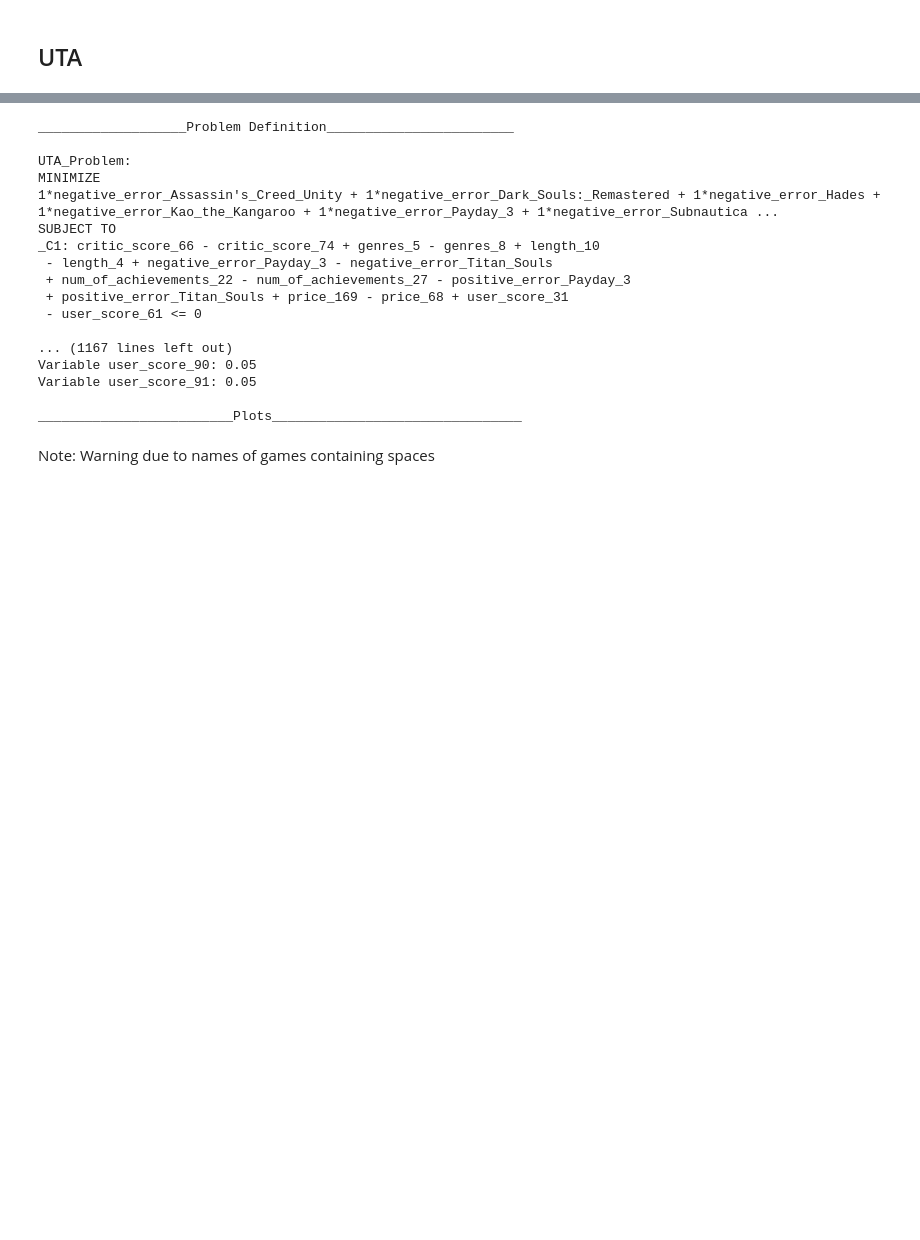
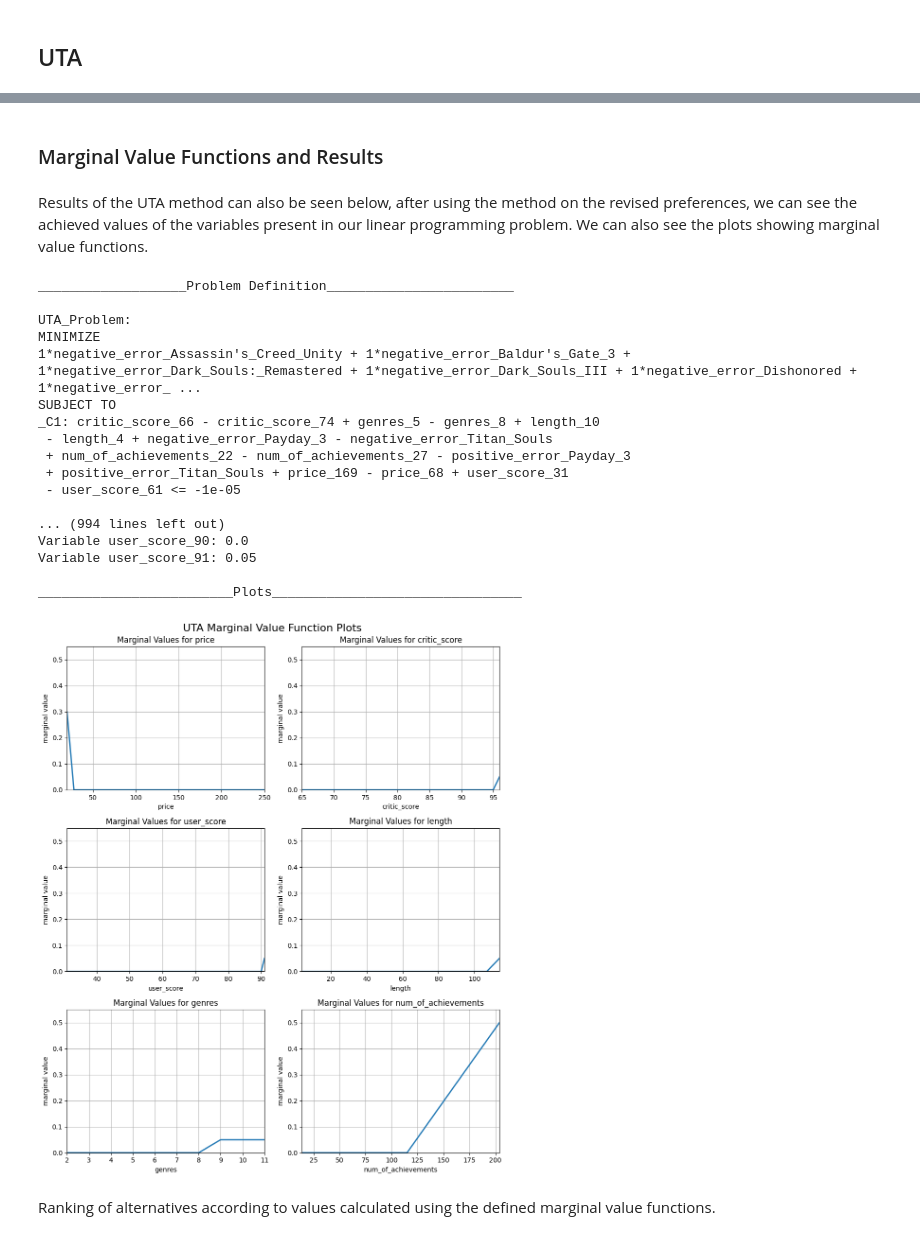
Before and after one commit to MatTheTab/Decision_Analysis, a Jupyter notebook: Project_2/UTA.ipynb, the cells around one changed output, grey strips where cells are left out. Cells and saved outputs as stored; diff of their text form; code cells hidden in the pictures; blank space fills up the shorter version.

```diff
--- a/Project_2/UTA.ipynb
+++ b/Project_2/UTA.ipynb
@@ -43,0 +58,19 @@ criteria_types = {"price": "cost", "critic_score" : "gain", "user_score" : "gain
+# %%
+preferences = ["Payday_3 < Titan_Souls",
+               "Kao_the_Kangaroo < Hades",
+               "Subnautica < Terraria",
+               "Assassin's_Creed_Unity < Dark_Souls:_Remastered",
+               "Dark_Souls:_Remastered < Terraria",
+               "Terraria < Assassin's_Creed_Unity",
+               "Dark_Souls_III < Skyrim",
+               "The_Sims_3 < Dark_Souls_III",
+               "The_Sims_3 < Baldur's_Gate_3",
+               "Subnautica < Baldur's_Gate_3",
+               "Kao_the_Kangaroo < Dishonored",
+               "Teardown < Dying_Light",
+               "Trials_Fusion < Skyrim",
+               "Hollow_Knight > Rust",
+               "Baldur's_Gate_3 > Rust",
+               "Hades > Assassin's_Creed_Unity"]
+
+criteria_types = {"price": "cost", "critic_score" : "gain", "user_score" : "gain", "length" : "gain", "genres" : "gain", "num_of_achievements" : "gain"}
@@ -206,0 +579,2 @@ def solve_UTA(alternatives, criteria_types, preferences, verbose = True, plot_re
+# %%
+revised_preferences = find_all_consistent_subsets(preferences)
@@ -207,25 +593,30 @@ def solve_UTA(alternatives, criteria_types, preferences, verbose = True, plot_re
+# %% [markdown]
+### Marginal Value Functions and Results
+# %% [markdown]
+Results of the UTA method can also be seen below, after using the method on the revised preferences, we can see the achieved values of the variables present in our linear programming problem. We can also see the plots showing marginal value functions.
 # %%
-results = solve_UTA(data, criteria_types, preferences)
+results = solve_UTA(data, criteria_types, revised_preferences)
 # %% [output]
 ___________________Problem Definition________________________
 
 UTA_Problem:
 MINIMIZE
-1*negative_error_Assassin's_Creed_Unity + 1*negative_error_Dark_Souls:_Remastered + 1*negative_error_Hades + 1*negative_error_Kao_the_Kangaroo + 1*negative_error_Payday_3 + 1*negative_error_Subnautica ...
+1*negative_error_Assassin's_Creed_Unity + 1*negative_error_Baldur's_Gate_3 + 1*negative_error_Dark_Souls:_Remastered + 1*negative_error_Dark_Souls_III + 1*negative_error_Dishonored + 1*negative_error_ ...
 SUBJECT TO
 _C1: critic_score_66 - critic_score_74 + genres_5 - genres_8 + length_10
  - length_4 + negative_error_Payday_3 - negative_error_Titan_Souls
  + num_of_achievements_22 - num_of_achievements_27 - positive_error_Payday_3
  + positive_error_Titan_Souls + price_169 - price_68 + user_score_31
- - user_score_61 <= 0
+ - user_score_61 <= -1e-05
 
-... (1167 lines left out)
-Variable user_score_90: 0.05
+... (994 lines left out)
+Variable user_score_90: 0.0
 Variable user_score_91: 0.05
 
 _________________________Plots________________________________
+[figure, added]
-# %% [markdown]
-Note: Warning due to names of games containing spaces
+# %% [markdown]
+Ranking of alternatives according to values calculated using the defined marginal value functions.
 # %%
 results
 # %% [output]
```
Also changed, not shown: parts of 26 cells of this notebook, 1 other file.
